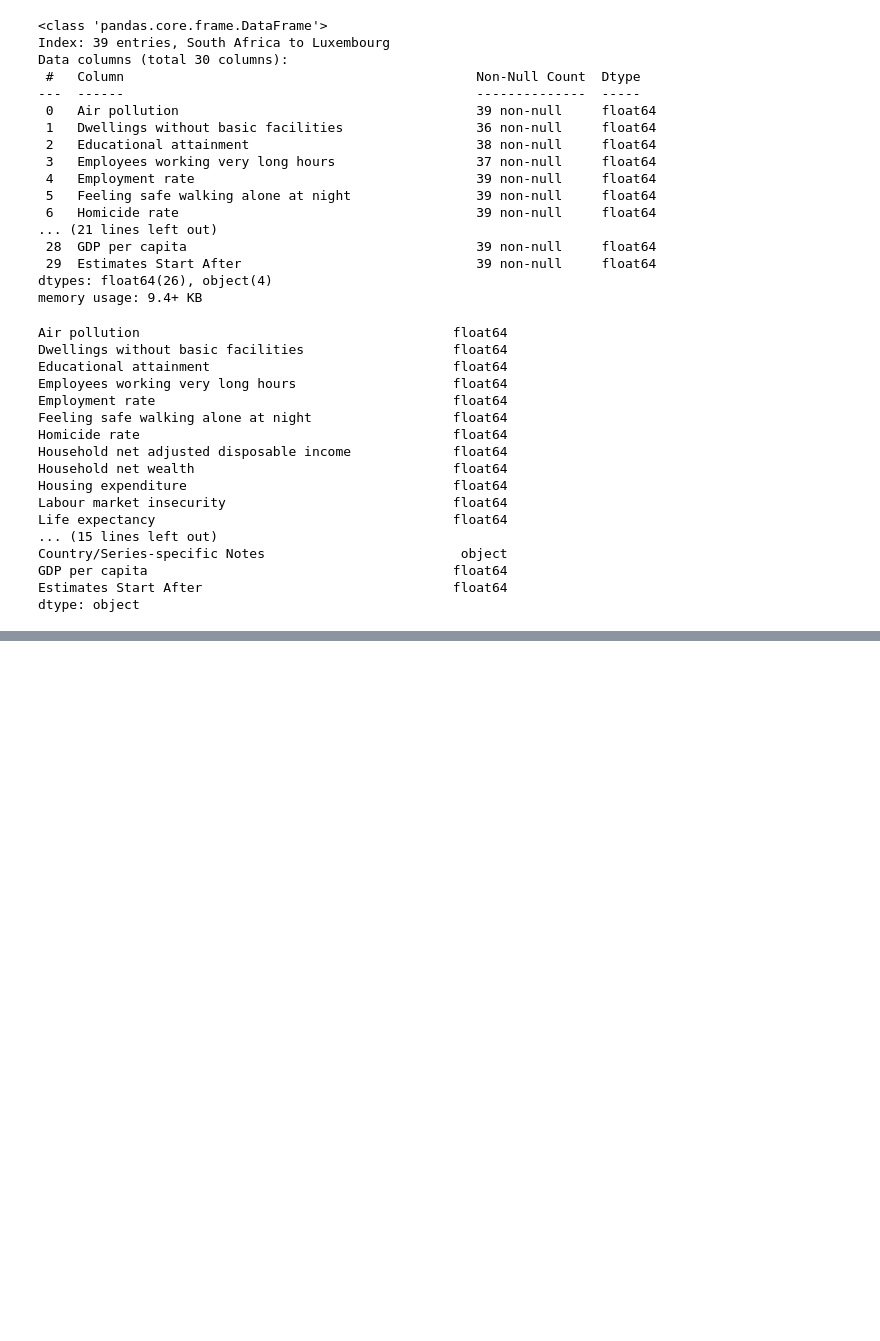
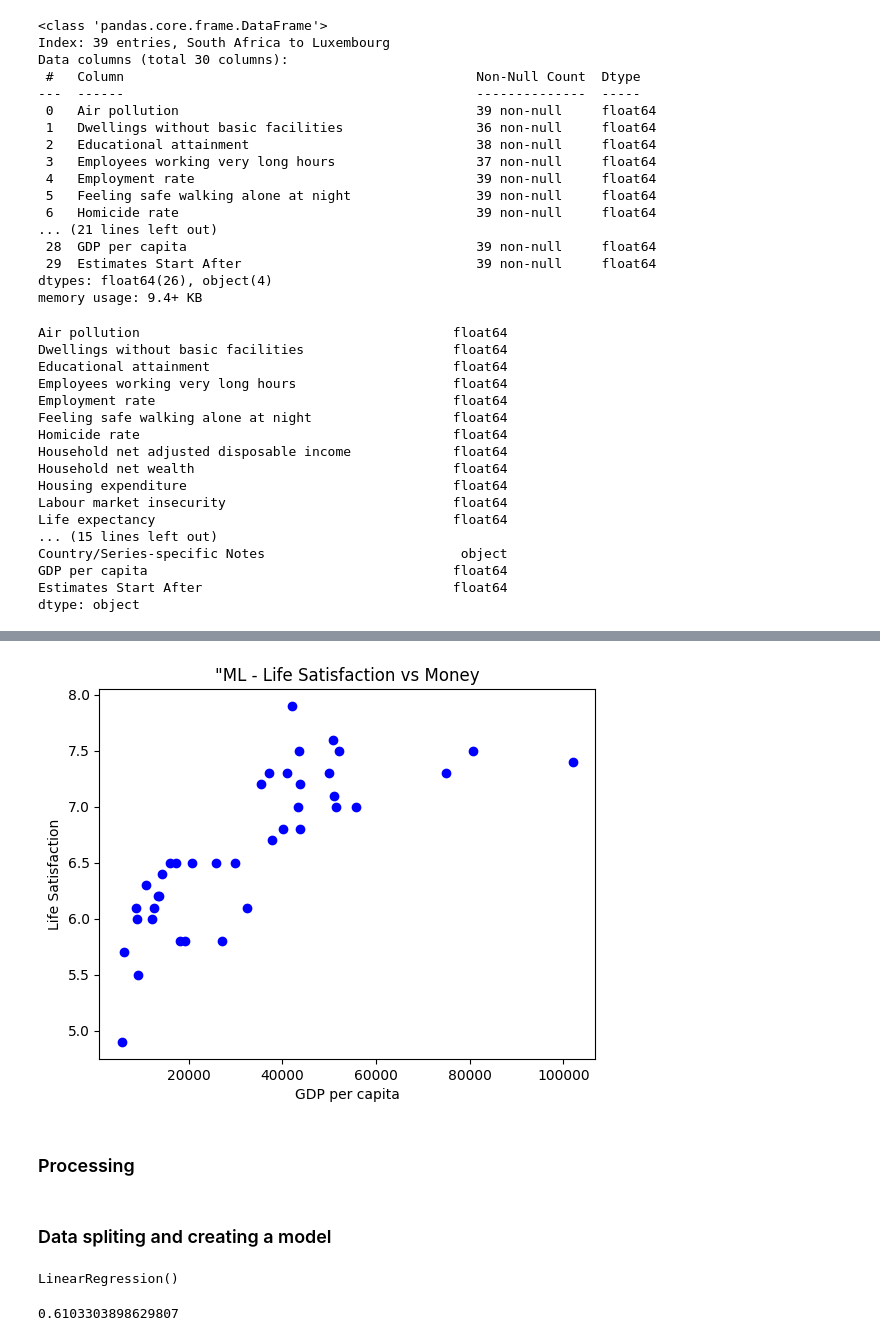
Before and after one commit to topollonaketsana/Hands-On-Machine-Learning-Projects, a Jupyter notebook: Introduction/Model_based_learning/ML - Life Satisfaction vs Money - Research based.ipynb, the cells around one changed output, grey strips where cells are left out. Drawn from its saved outputs; the diff is of its cells as text; code cells hidden in the pictures; blank space fills up the shorter version.

```diff
--- a/Introduction/Model_based_learning/ML - Life Satisfaction vs Money - Research based.ipynb
+++ b/Introduction/Model_based_learning/ML - Life Satisfaction vs Money - Research based.ipynb
@@ -10,7 +10,7 @@ from six.moves import urllib
 from sklearn.linear_model import LinearRegression
 # %%
 print('current working dir:', os.getcwd())
-data_path = "/home/topol/user2/Hands-On-Machine-Learning-Projects/datasets/"
+data_path = "./data/"
 
 ## collect oecd_bli data
 oecd_bli = pd.read_csv (data_path + 'oecd_bli_2015.csv', thousands = ',')
@@ -180,0 +181,5 @@ plt.show ()
+# %%
+country_stats = country_stats.copy()
+# %%
+## we can drop these non numeric features
+country_stats = country_stats.drop(['Subject Descriptor', 'Units', 'Scale', 'Country/Series-specific Notes'], axis= 1)
@@ -180,0 +280,15 @@ plt.show ()
+# %%
+## plot Life Satisfaction and GDP per capita
+plt.scatter(country_stats['GDP per capita'], country_stats['Life satisfaction'], color= 'blue')
+plt.title('"ML - Life Satisfaction vs Money')
+plt.xlabel('GDP per capita')
+plt.ylabel('Life Satisfaction')
+
+
+plt.show()
+# %% [output]
+[figure, added]
+# %% [markdown]
+### Processing
+# %% [markdown]
+### Data spliting and creating a model
@@ -180,0 +299,12 @@ plt.show ()
+# %%
+## create a model
+model = LinearRegression()
+model.fit(x, y)
+# %% [output]
+LinearRegression()
+# %%
+## lets see the results accuracy
+accuracy = model.score(x, y)
+print(accuracy)
+# %% [output]
+0.6103303898629807
```
Also changed, not shown: parts of 15 cells of this notebook, 5 other files.
